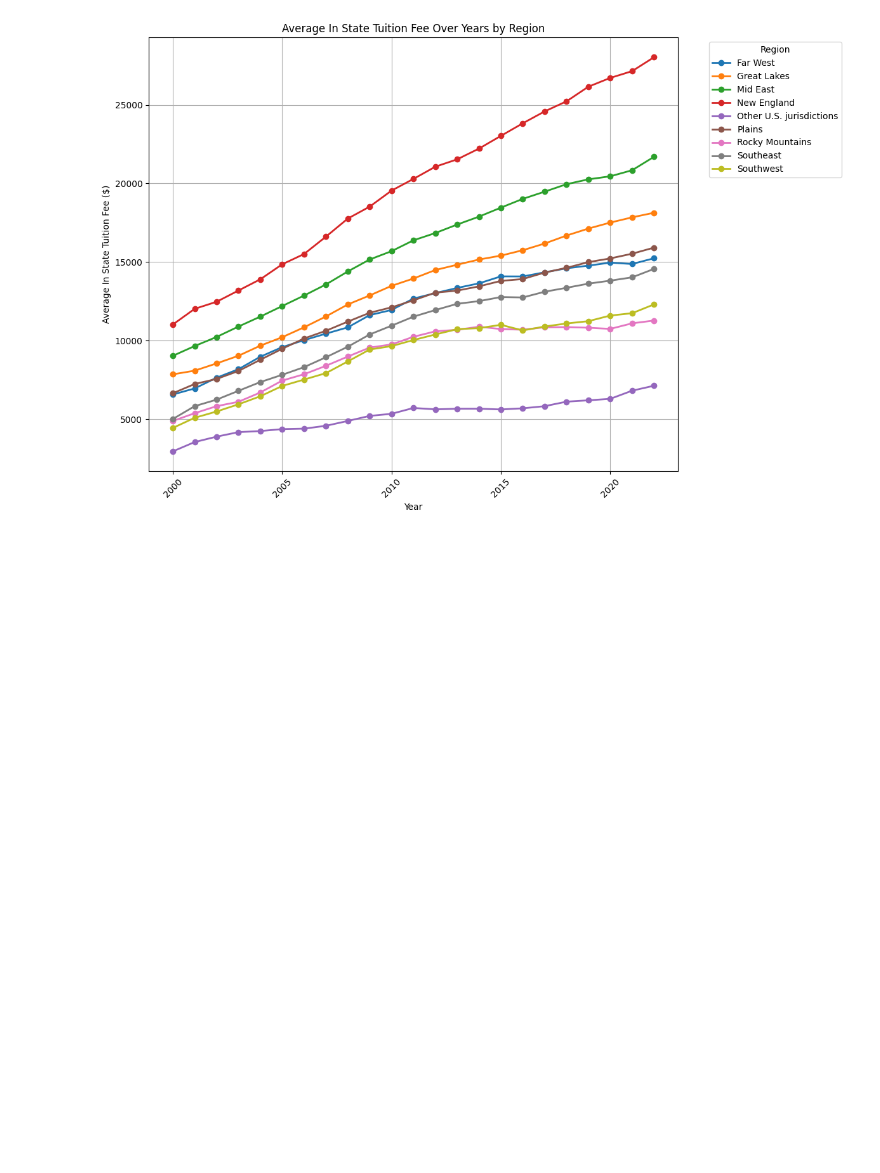
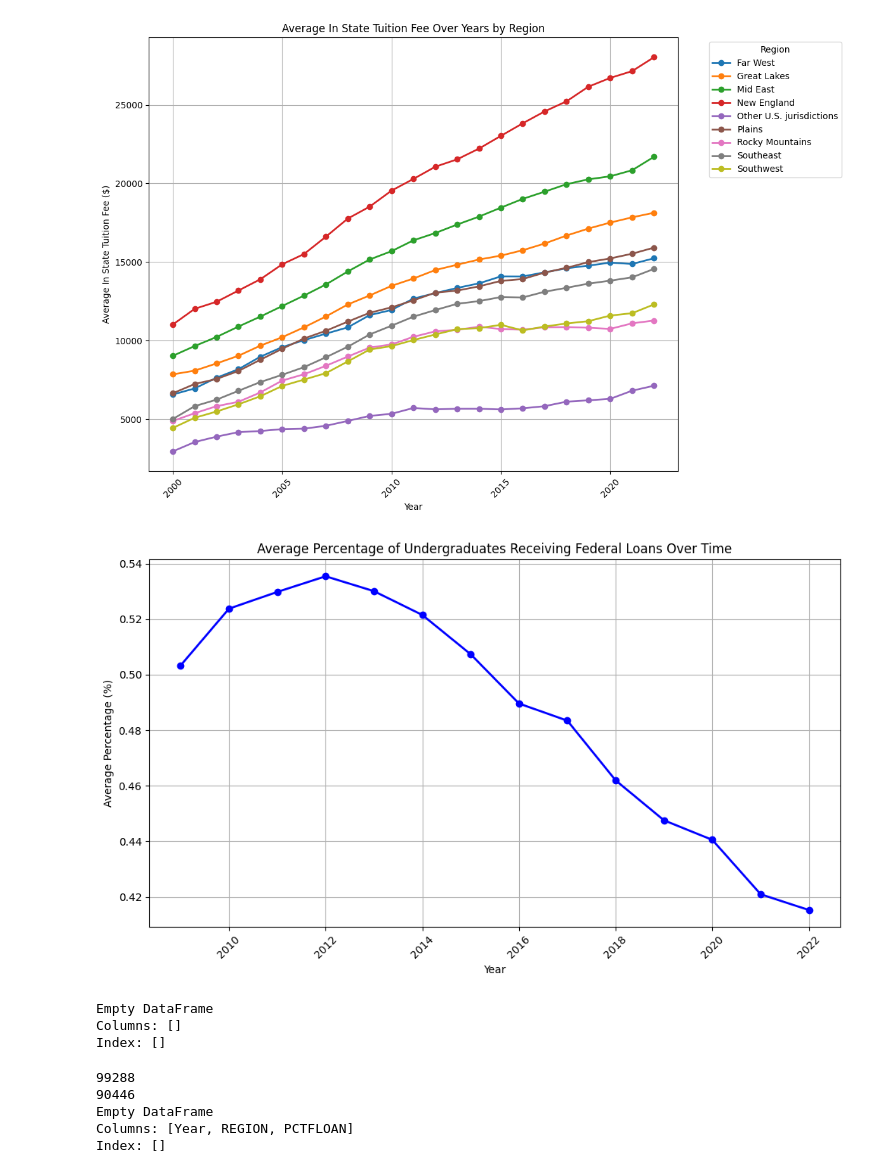
Before and after one commit to cambentz/CSC302-Group10-Final, a Jupyter notebook: notebooks/scorecard_merge_year.ipynb, the cells around one changed output. Saved outputs shown, nothing was run; the diff lists cells and outputs as text; code cells hidden in the pictures; blank space fills up the shorter version.

Commit message:
Updated code with new visualizations for final

```diff
--- a/notebooks/scorecard_merge_year.ipynb
+++ b/notebooks/scorecard_merge_year.ipynb
@@ -89,7 +89,7 @@ import pandas as pd
 import os
 
 # Path to your CSV folder
-csv_folder = "/Users/surgalsb/Downloads/College_Scorecard_Raw_Data_01162025/Merged"  # Update this with your actual folder path
+csv_folder = "/Users/surgalsb/Desktop/CSC302 Final/CSC302-Group10-Final/data/processed/reduced_scorecard.csv"  # Update this with your actual folder path
 
 # List all CSV files in the folder
 csv_files = [f for f in os.listdir(csv_folder) if f.endswith('.csv')]
@@ -281,3 +265,23 @@ plt.show()
 # %% [output]
 <Figure size 1200x800 with 0 Axes>
 [figure]
+# %%
+combined_df['PCTFLOAN'] = pd.to_numeric(combined_df['PCTFLOAN'], errors='coerce')
+# %%
+loan_by_year = combined_df.groupby('Year')['PCTFLOAN'].mean()
+# %%
+import matplotlib.pyplot as plt
+
+plt.figure(figsize=(10, 6))
+plt.plot(loan_by_year.index, loan_by_year.values, marker='o', linestyle='-', linewidth=2, color='b')
+
+# Add labels and title
+plt.title("Average Percentage of Undergraduates Receiving Federal Loans Over Time")
+plt.xlabel("Year")
+plt.ylabel("Average Percentage (%)")
+plt.grid(True)
+plt.xticks(rotation=45)
+plt.tight_layout()
+plt.show()
+# %% [output]
+[figure, added]
@@ -283,0 +310,16 @@ plt.show()
+# %%
+print(loan_by_year_region.head())  # View first few rows
+# %% [output]
+Empty DataFrame
+Columns: []
+Index: []
+# %%
+print(combined_df['PCTFLOAN'].isna().sum())  # Count missing values
+print(combined_df['PCTFLOAN'].count())  # Count valid (non-null) values
+print(combined_df[['Year', 'REGION', 'PCTFLOAN']].dropna().head())  # Preview non-null data
+# %% [output]
+99288
+90446
+Empty DataFrame
+Columns: [Year, REGION, PCTFLOAN]
+Index: []
```
Also changed, not shown: parts of 19 cells of this notebook.
